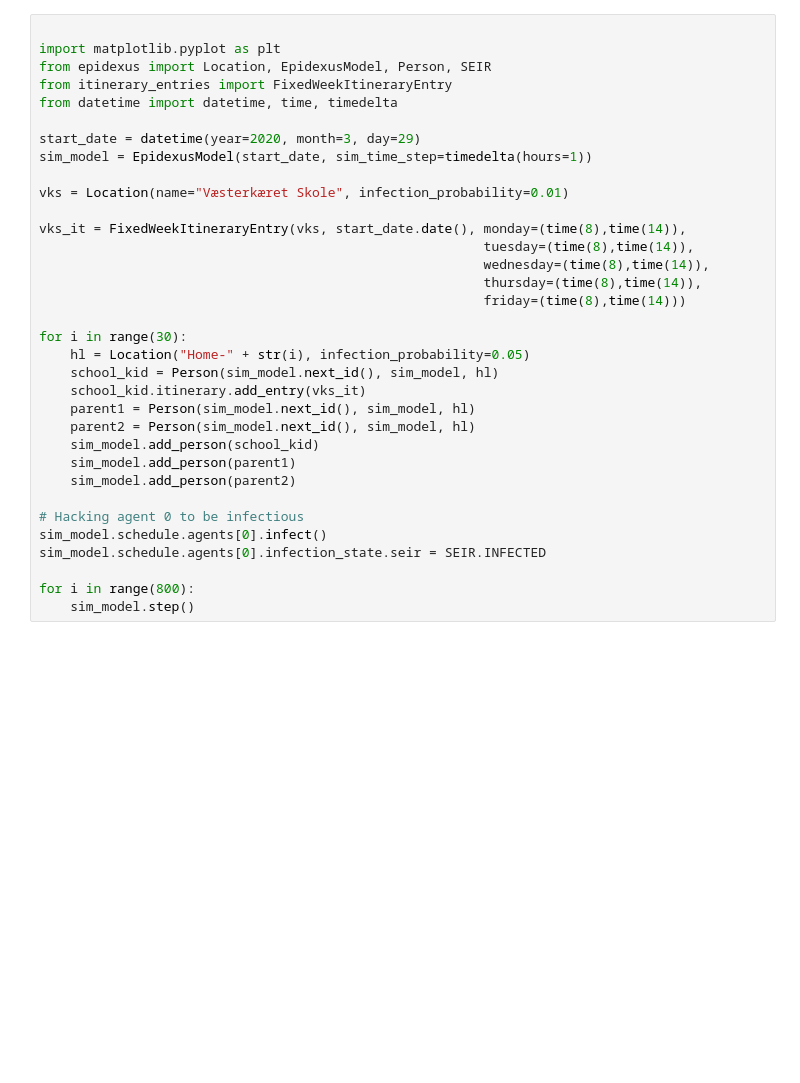
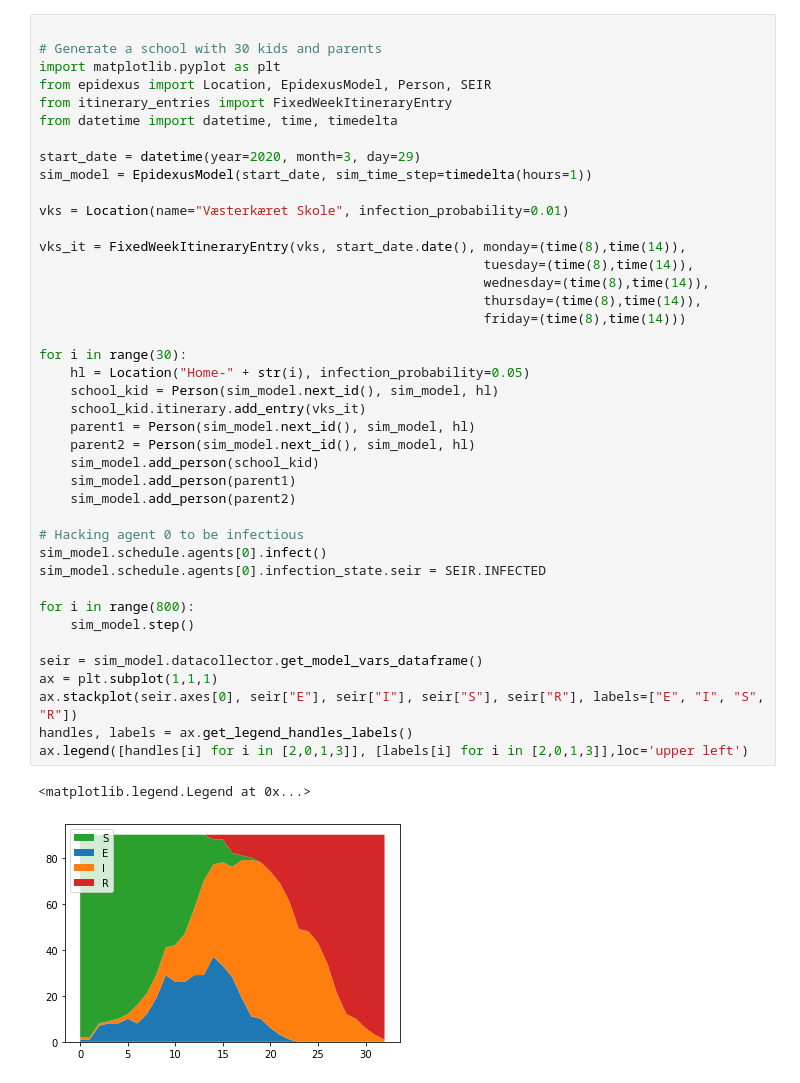
Before and after one commit to kdhansen/epidexus, a Jupyter notebook: corona_sim.ipynb, the cells around one changed output. Drawn from its saved outputs; the diff is of its cells as text; blank space fills up the shorter version.

```diff
--- a/corona_sim.ipynb
+++ b/corona_sim.ipynb
@@ -1,34 +1,44 @@
 # %%
 
+# Generate a school with 30 kids and parents
 import matplotlib.pyplot as plt
 from epidexus import Location, EpidexusModel, Person, SEIR
 from itinerary_entries import FixedWeekItineraryEntry
 from datetime import datetime, time, timedelta
 
 start_date = datetime(year=2020, month=3, day=29)
 sim_model = EpidexusModel(start_date, sim_time_step=timedelta(hours=1))
 
 vks = Location(name="Væsterkæret Skole", infection_probability=0.01)
 
 vks_it = FixedWeekItineraryEntry(vks, start_date.date(), monday=(time(8),time(14)),
                                                          tuesday=(time(8),time(14)),
                                                          wednesday=(time(8),time(14)),
                                                          thursday=(time(8),time(14)),
                                                          friday=(time(8),time(14)))
 
 for i in range(30):
     hl = Location("Home-" + str(i), infection_probability=0.05)
     school_kid = Person(sim_model.next_id(), sim_model, hl)
     school_kid.itinerary.add_entry(vks_it)
     parent1 = Person(sim_model.next_id(), sim_model, hl)
     parent2 = Person(sim_model.next_id(), sim_model, hl)
     sim_model.add_person(school_kid)
     sim_model.add_person(parent1)
     sim_model.add_person(parent2)
 
 # Hacking agent 0 to be infectious
 sim_model.schedule.agents[0].infect()
 sim_model.schedule.agents[0].infection_state.seir = SEIR.INFECTED
 
 for i in range(800):
     sim_model.step()
+
+seir = sim_model.datacollector.get_model_vars_dataframe()
+ax = plt.subplot(1,1,1)
+ax.stackplot(seir.axes[0], seir["E"], seir["I"], seir["S"], seir["R"], labels=["E", "I", "S", "R"])
+handles, labels = ax.get_legend_handles_labels()
+ax.legend([handles[i] for i in [2,0,1,3]], [labels[i] for i in [2,0,1,3]],loc='upper left')
+# %% [output]
+<matplotlib.legend.Legend at 0x...>
+[figure, added]
```
Also changed, not shown: parts of 2 cells of this notebook, 1 other file.
